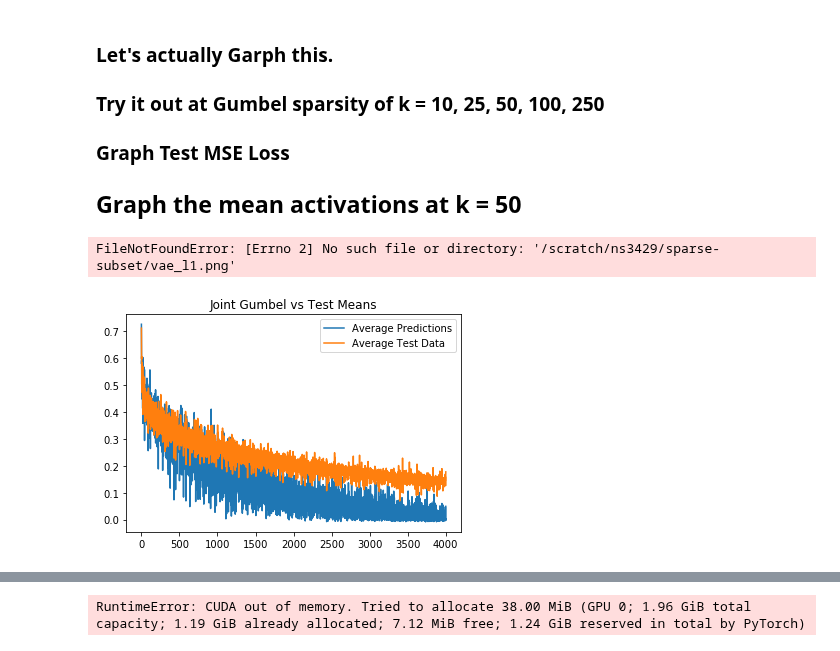
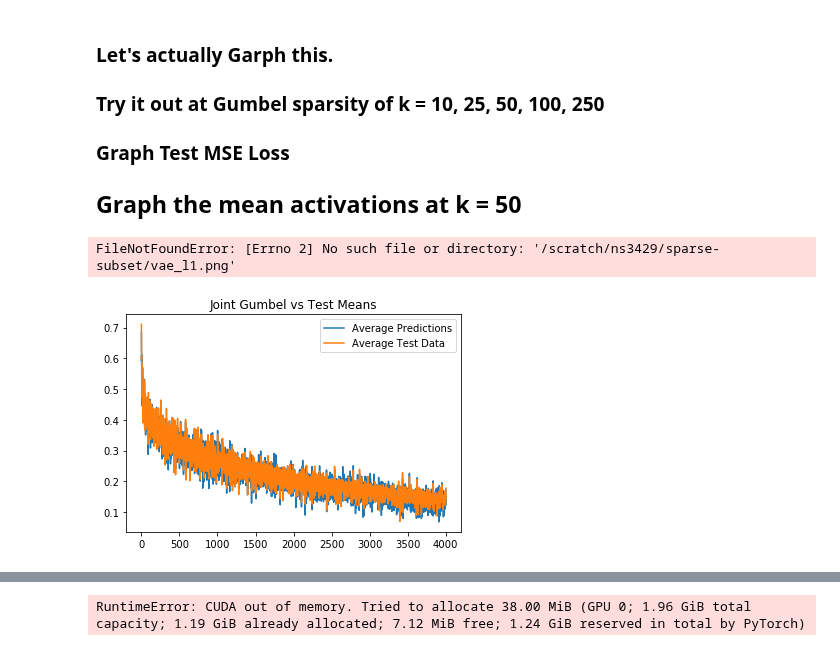
Before and after one commit to beelze-b/Differentiable-Sparse-Subset-Selection, a Jupyter notebook: notebooks/6_Summary_Graphs.ipynb, the cells around one changed output, grey strips where cells are left out. Saved outputs shown, nothing was run; the diff lists cells and outputs as text; code cells hidden in the pictures.

Commit message:
bernoulli seems to work with min max scaling, and thresholding, and increasing embedding size

```diff
--- a/notebooks/6_Summary_Graphs.ipynb
+++ b/notebooks/6_Summary_Graphs.ipynb
@@ -371,7 +379,7 @@ def train(df, model, optimizer, epoch):
     print('====> Epoch: {} Average loss: {:.4f}'.format(
           epoch, train_loss / len(df)))
 # %%
-for epoch in range(1, n_epochs + 1):
+for epoch in range(1, 20 + 1):
         train(train_data, pretrain_vae, pretrain_vae_optimizer, epoch)
         test(test_data, pretrain_vae, epoch)
 # %% [output]
@@ -436,12 +478,12 @@ def train_pre_trained(df, model, optimizer, epoch, pretrained_model):
         batch_data = df[batch_ind, :]
 
         optimizer.zero_grad()
-        mu_x, logvar_x, mu_latent, logvar_latent = model(batch_data)
+        mu_x, mu_latent, logvar_latent = model(batch_data)
         with torch.no_grad():
-            _, _, mu_latent_2, logvar_latent_2 = pretrained_model(batch_data)
+            _, mu_latent_2, logvar_latent_2 = pretrained_model(batch_data)
 
-        loss = loss_function_per_autoencoder(batch_data, mu_x, logvar_x, mu_latent, logvar_latent)
-        loss += 1000*F.mse_loss(mu_latent, mu_latent_2, reduction = 'sum')
+        loss = loss_function_per_autoencoder(batch_data, mu_x, mu_latent, logvar_latent)
+        loss += 10*F.mse_loss(mu_latent, mu_latent_2, reduction = 'sum')
         loss.backward()
         train_loss += loss.item()
         optimizer.step()
@@ -517,7 +559,6 @@ class VAE_Gumbel(nn.Module):
         self.fc22 = nn.Linear(hidden_layer_size, z_size)
         self.fc3 = nn.Linear(z_size, hidden_layer_size)
         self.fc4 = nn.Linear(hidden_layer_size, input_size)
-        self.fc5 = nn.Linear(hidden_layer_size, input_size)
 
         self.encoder = nn.Sequential(
             nn.Linear(input_size, hidden_layer_size),
@@ -547,16 +588,14 @@ class VAE_Gumbel(nn.Module):
 
     def decode(self, z):
         h = F.leaky_relu(self.fc3_bn(self.fc3(z)))
-        mu_x = F.leaky_relu(self.fc4(h))
-        #mu_x = self.fc4(h)
-        logvar_x = self.fc5(h)
-        return mu_x, logvar_x
+        mu_x = self.fc4(h)
+        return torch.sigmoid(mu_x)
 
     def forward(self, x):
         mu_latent, logvar_latent = self.encode(x)
         z = self.reparameterize(mu_latent, logvar_latent)
-        mu_x, logvar_x = self.decode(z)
-        return mu_x, logvar_x, mu_latent, logvar_latent
+        mu_x = self.decode(z)
+        return mu_x, mu_latent, logvar_latent
 # %%
 vae_gumbel_with_pre = VAE_Gumbel(input_size, 200, 50, k = 50)
 vae_gumbel_with_pre.to(device)
@@ -693,8 +732,9 @@ tensor(1105, device='cuda:0')
 ## Graph the mean activations at k = 50
 # %%
 def graph_activations(test_data, model, title, file):
-    preds, _, _, _ = model(test_data)
+    preds, _, _ = model(test_data)
 
+    preds[preds < 0.06] = 0
     pred_activations = preds.mean(dim = 0)
 
     test_activations = test_data.mean(dim = 0)
@@ -710,11 +750,11 @@ def graph_activations(test_data, model, title, file):
     plt.legend()
     plt.savefig(file)
 # %%
-graph_activations(test_data, model_l1_diag, 'Joint Gumbel vs Test Means',
+graph_activations(test_data, pretrain_vae, 'Joint Gumbel vs Test Means',
                   '/scratch/ns3429/sparse-subset/vae_l1.png')
 # %% [output]
 FileNotFoundError: [Errno 2] No such file or directory: '/scratch/ns3429/sparse-subset/vae_l1.png'
-[figure, old version]
+[figure, new version]
 # %%
 graph_activations(test_data, joint_vae_gumbel, 'Joint Gumbel vs Test Means',
                   '/scratch/ns3429/sparse-subset/joint_gumbel.png')
```
Also changed, not shown: parts of 25 cells of this notebook, 1 other file.
